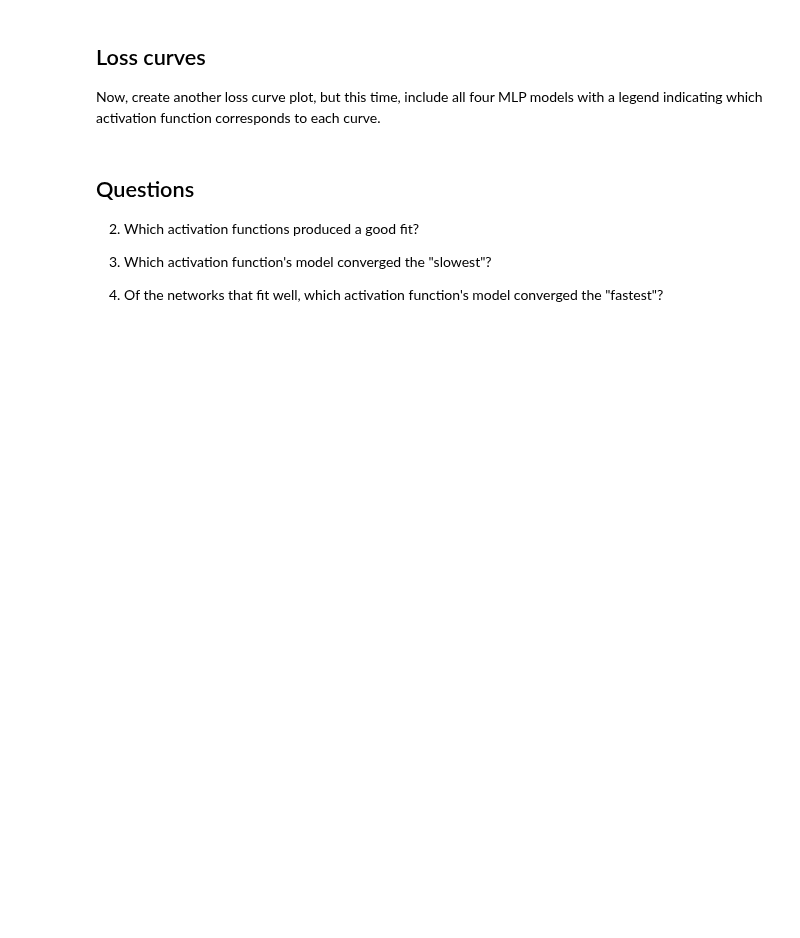
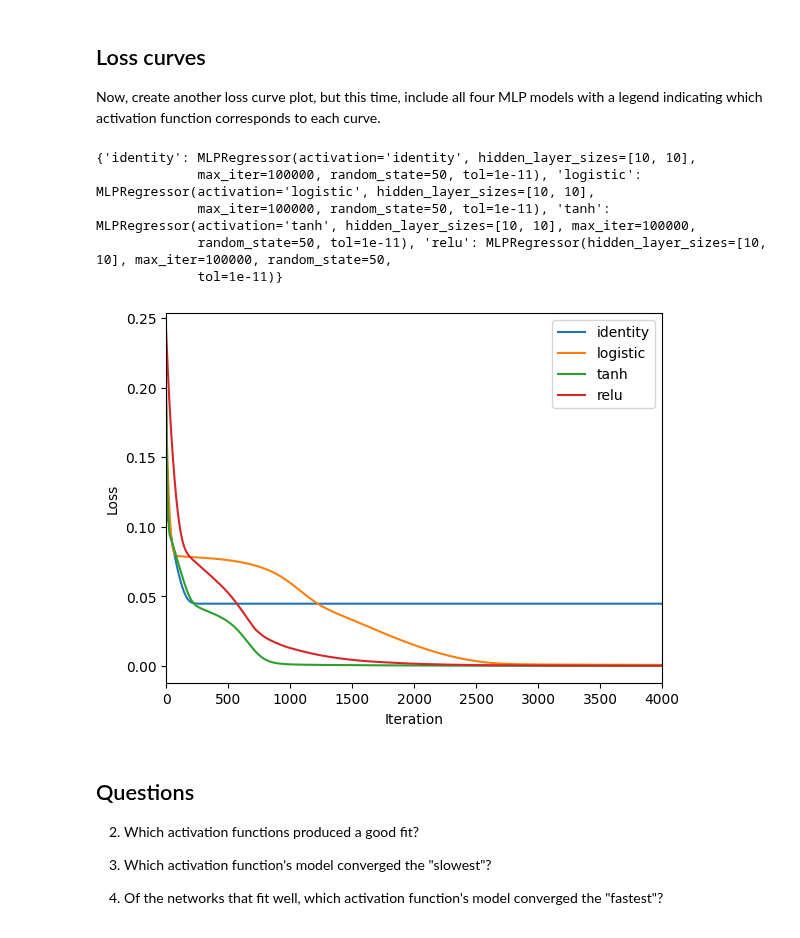
Before and after one commit to zsqu4re/ML-for-engineers, a Jupyter notebook: HW7/M7-L2-P1.ipynb, the cells around one changed output. Saved outputs shown, nothing was run; the diff lists cells and outputs as text; code cells hidden in the pictures; blank space fills up the shorter version.

```diff
--- a/HW7/M7-L2-P1.ipynb
+++ b/HW7/M7-L2-P1.ipynb
@@ -106,3 +114,32 @@ Now, create another loss curve plot, but this time, include all four MLP models
+# %%
+# YOUR CODE GOES HERE
+
+activations = ["identity","logistic","tanh","relu"]
+models = dict()
+
+for act in activations:
+    model = MLPRegressor([10,10],random_state=50, activation=act,max_iter=100000,tol=1e-11)
+    model.fit(x,y)
+    models[act] = model
+print(models)
+
+for act in activations:
+    model = models[act]
+    loss = model.loss_curve_
+    plt.plot(loss,label=act)
+
+plt.xlabel("Iteration")
+plt.ylabel("Loss")
+plt.xlim(0,4000)
+plt.legend()
+plt.show()
+# %% [output]
+{'identity': MLPRegressor(activation='identity', hidden_layer_sizes=[10, 10],
+             max_iter=100000, random_state=50, tol=1e-11), 'logistic': MLPRegressor(activation='logistic', hidden_layer_sizes=[10, 10],
+             max_iter=100000, random_state=50, tol=1e-11), 'tanh': MLPRegressor(activation='tanh', hidden_layer_sizes=[10, 10], max_iter=100000,
+             random_state=50, tol=1e-11), 'relu': MLPRegressor(hidden_layer_sizes=[10, 10], max_iter=100000, random_state=50,
+             tol=1e-11)}
+[figure, added]
 # %% [markdown]
 ## Questions
 
```
Also changed, not shown: parts of 7 cells of this notebook, 3 other files.
